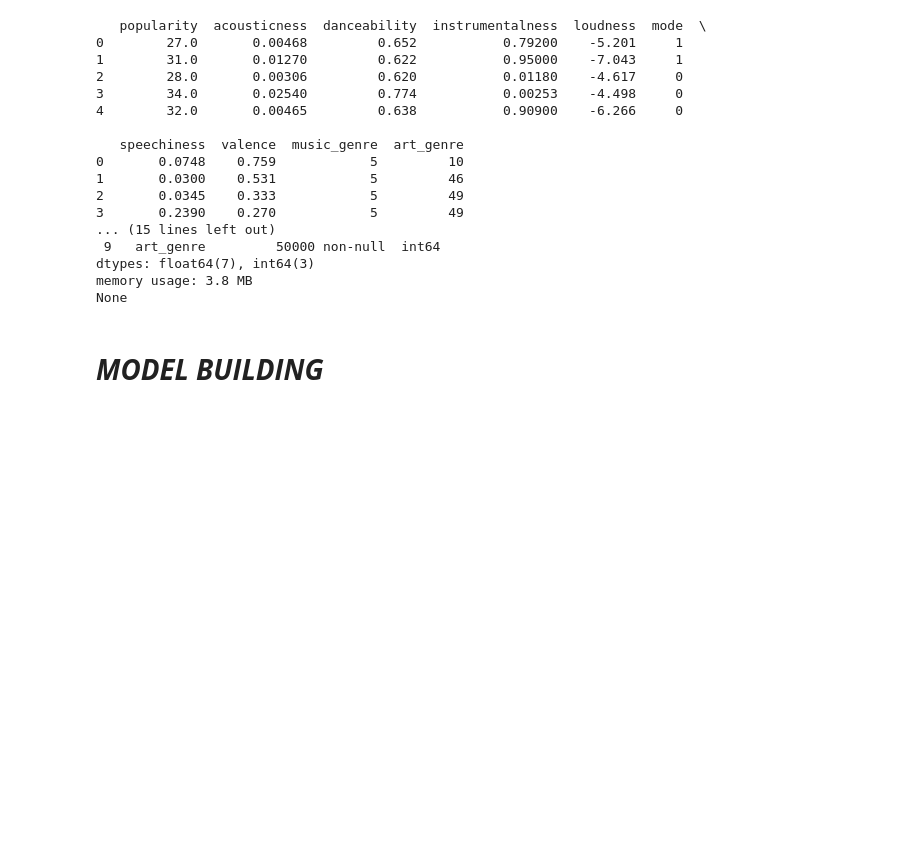
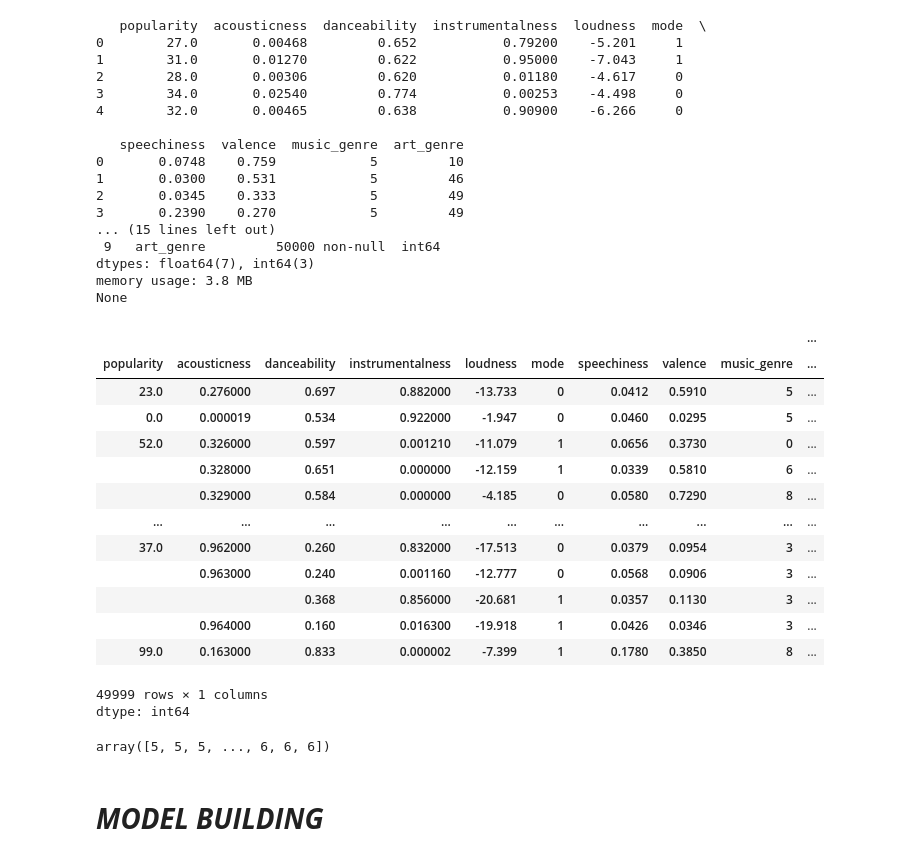
Before and after one commit to tofa19/DMML-Project, a Jupyter notebook: classify_music_genre.ipynb, the cells around one changed output. Cells and saved outputs as stored; diff of their text form; code cells hidden in the pictures; blank space fills up the shorter version.

```diff
--- a/classify_music_genre.ipynb
+++ b/classify_music_genre.ipynb
@@ -274,6 +272,29 @@ print(data.info())
 dtypes: float64(7), int64(3)
 memory usage: 3.8 MB
 None
+# %%
+data.value_counts()
+# %% [output]
+|  |  |  |  |  |  |  |  |  | ... |
+| popularity | acousticness | danceability | instrumentalness | loudness | mode | speechiness | valence | music_genre | ... |
+| 23.0 | 0.276000 | 0.697 | 0.882000 | -13.733 | 0 | 0.0412 | 0.5910 | 5 | ... |
+| 0.0 | 0.000019 | 0.534 | 0.922000 | -1.947 | 0 | 0.0460 | 0.0295 | 5 | ... |
+| 52.0 | 0.326000 | 0.597 | 0.001210 | -11.079 | 1 | 0.0656 | 0.3730 | 0 | ... |
+|  | 0.328000 | 0.651 | 0.000000 | -12.159 | 1 | 0.0339 | 0.5810 | 6 | ... |
+|  | 0.329000 | 0.584 | 0.000000 | -4.185 | 0 | 0.0580 | 0.7290 | 8 | ... |
+| ... | ... | ... | ... | ... | ... | ... | ... | ... | ... |
+| 37.0 | 0.962000 | 0.260 | 0.832000 | -17.513 | 0 | 0.0379 | 0.0954 | 3 | ... |
+|  | 0.963000 | 0.240 | 0.001160 | -12.777 | 0 | 0.0568 | 0.0906 | 3 | ... |
+|  |  | 0.368 | 0.856000 | -20.681 | 1 | 0.0357 | 0.1130 | 3 | ... |
+|  | 0.964000 | 0.160 | 0.016300 | -19.918 | 1 | 0.0426 | 0.0346 | 3 | ... |
+| 99.0 | 0.163000 | 0.833 | 0.000002 | -7.399 | 1 | 0.1780 | 0.3850 | 8 | ... |
+49999 rows × 1 columns
+dtype: int64
+# %%
+data['music_genre'] = le.fit_transform(data['music_genre'])
+le.classes_
+# %% [output]
+array([5, 5, 5, ..., 6, 6, 6])
 # %% [markdown]
 # ***MODEL BUILDING***
 # %%
```
Also changed, not shown: parts of 6 cells of this notebook.
